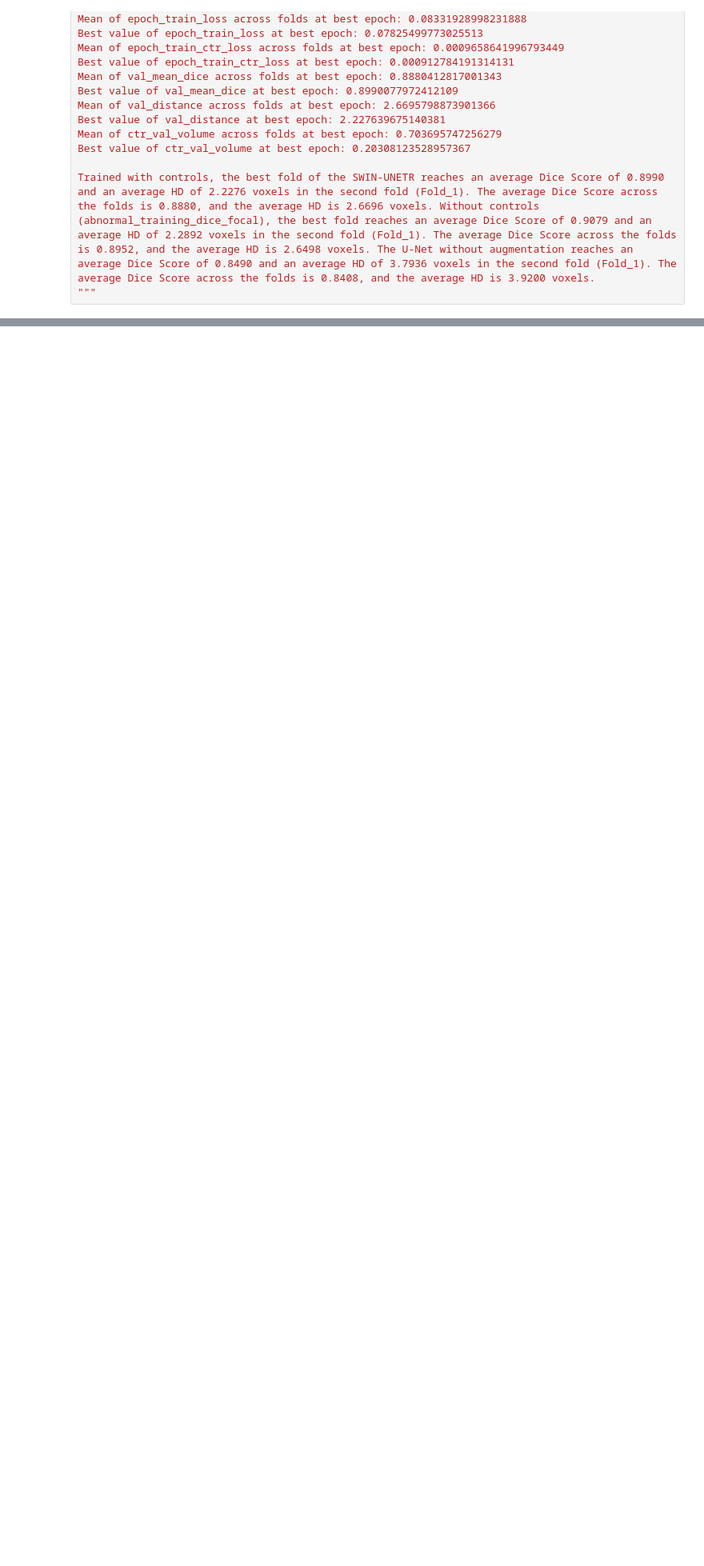
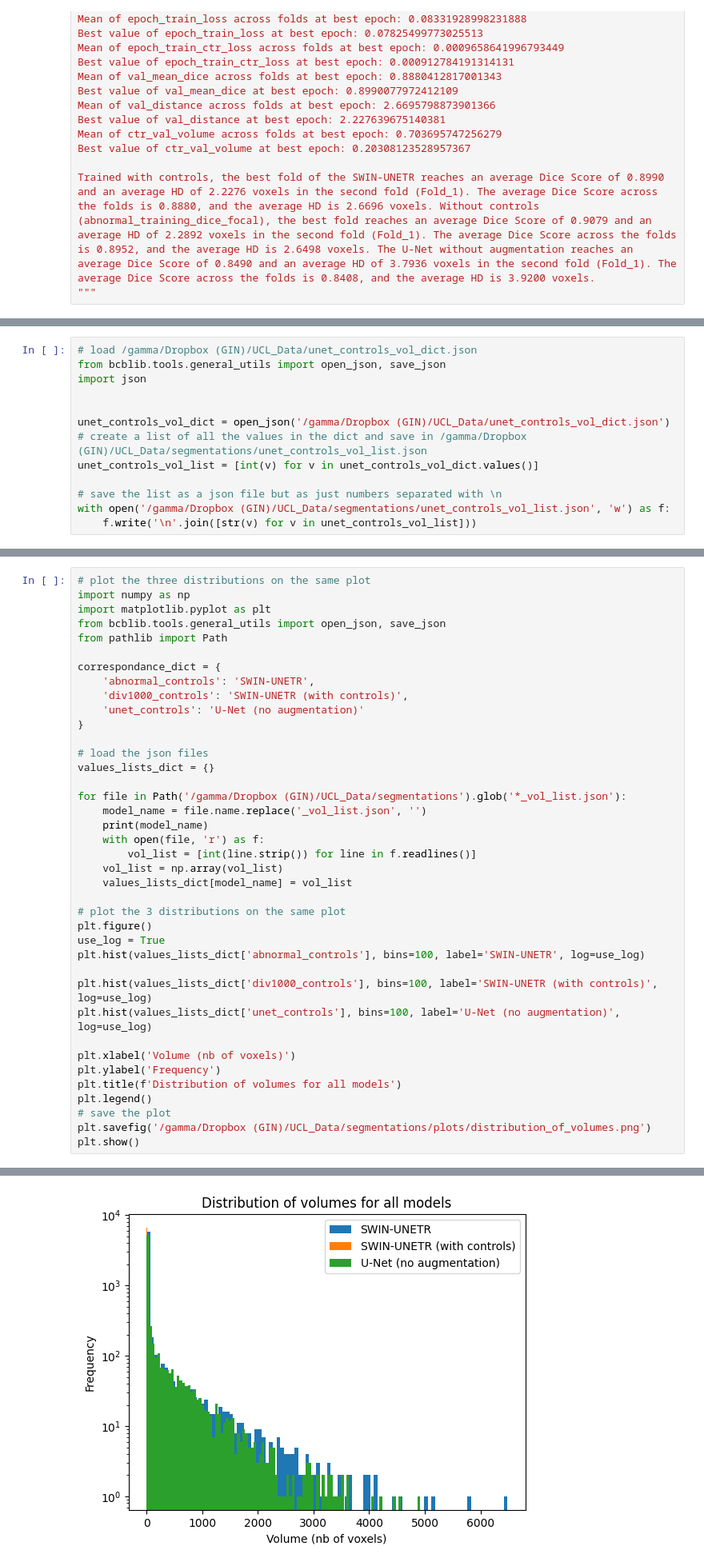
Before and after one commit to chrisfoulon/BCBlib, a Jupyter notebook: bcblib/notebooks/extraction_tensorboard_info.ipynb, the cells around one changed output, grey strips where cells are left out. Shown at 80% size. Saved outputs shown, nothing was run; the diff lists cells and outputs as text; blank space fills up the shorter version.

```diff
--- a/bcblib/notebooks/extraction_tensorboard_info.ipynb
+++ b/bcblib/notebooks/extraction_tensorboard_info.ipynb
@@ -373,0 +319,13 @@ plt.show()
+# %%
+# load /gamma/Dropbox (GIN)/UCL_Data/unet_controls_vol_dict.json
+from bcblib.tools.general_utils import open_json, save_json
+import json
+
+
+unet_controls_vol_dict = open_json('/gamma/Dropbox (GIN)/UCL_Data/unet_controls_vol_dict.json')
+# create a list of all the values in the dict and save in /gamma/Dropbox (GIN)/UCL_Data/segmentations/unet_controls_vol_list.json
+unet_controls_vol_list = [int(v) for v in unet_controls_vol_dict.values()]
+
+# save the list as a json file but as just numbers separated with \n
+with open('/gamma/Dropbox (GIN)/UCL_Data/segmentations/unet_controls_vol_list.json', 'w') as f:
+    f.write('\n'.join([str(v) for v in unet_controls_vol_list]))
@@ -373,0 +567,40 @@ plt.show()
+# %%
+# plot the three distributions on the same plot
+import numpy as np
+import matplotlib.pyplot as plt
+from bcblib.tools.general_utils import open_json, save_json
+from pathlib import Path
+
+correspondance_dict = {
+    'abnormal_controls': 'SWIN-UNETR',
+    'div1000_controls': 'SWIN-UNETR (with controls)',
+    'unet_controls': 'U-Net (no augmentation)'
+}
+
+# load the json files
+values_lists_dict = {}
+
+for file in Path('/gamma/Dropbox (GIN)/UCL_Data/segmentations').glob('*_vol_list.json'):
+    model_name = file.name.replace('_vol_list.json', '')
+    print(model_name)
+    with open(file, 'r') as f:
+        vol_list = [int(line.strip()) for line in f.readlines()]
+    vol_list = np.array(vol_list)
+    values_lists_dict[model_name] = vol_list
+
+# plot the 3 distributions on the same plot
+plt.figure()
+use_log = True
+plt.hist(values_lists_dict['abnormal_controls'], bins=100, label='SWIN-UNETR', log=use_log)
+
+plt.hist(values_lists_dict['div1000_controls'], bins=100, label='SWIN-UNETR (with controls)', log=use_log)
+plt.hist(values_lists_dict['unet_controls'], bins=100, label='U-Net (no augmentation)', log=use_log)
+
+plt.xlabel('Volume (nb of voxels)')
+plt.ylabel('Frequency')
+plt.title(f'Distribution of volumes for all models')
+plt.legend()
+# save the plot
+plt.savefig('/gamma/Dropbox (GIN)/UCL_Data/segmentations/plots/distribution_of_volumes.png')
+plt.show()
+# %% [output]
@@ -373,0 +610 @@ plt.show()
+[figure, added]
```
Also changed, not shown: parts of 17 cells of this notebook.
